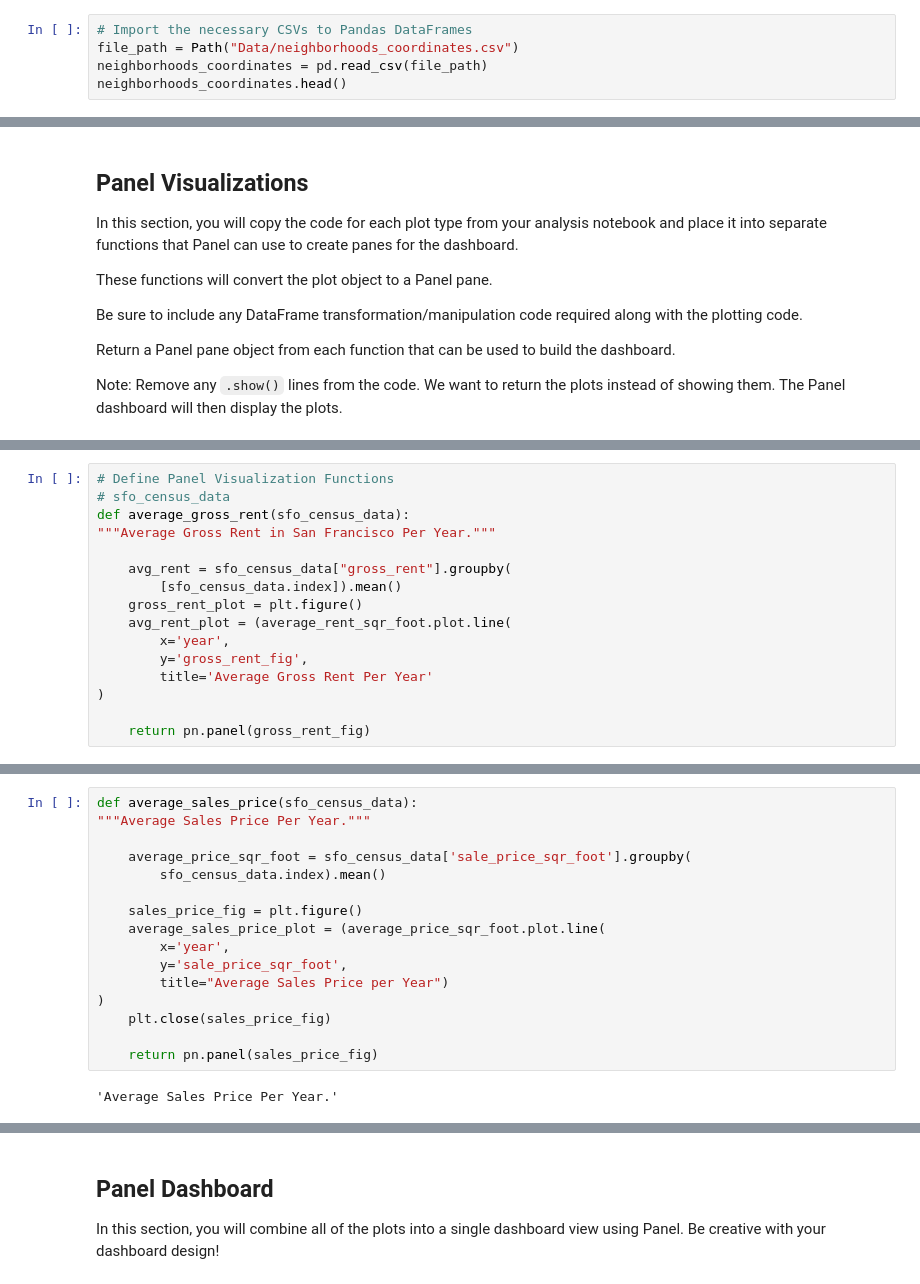
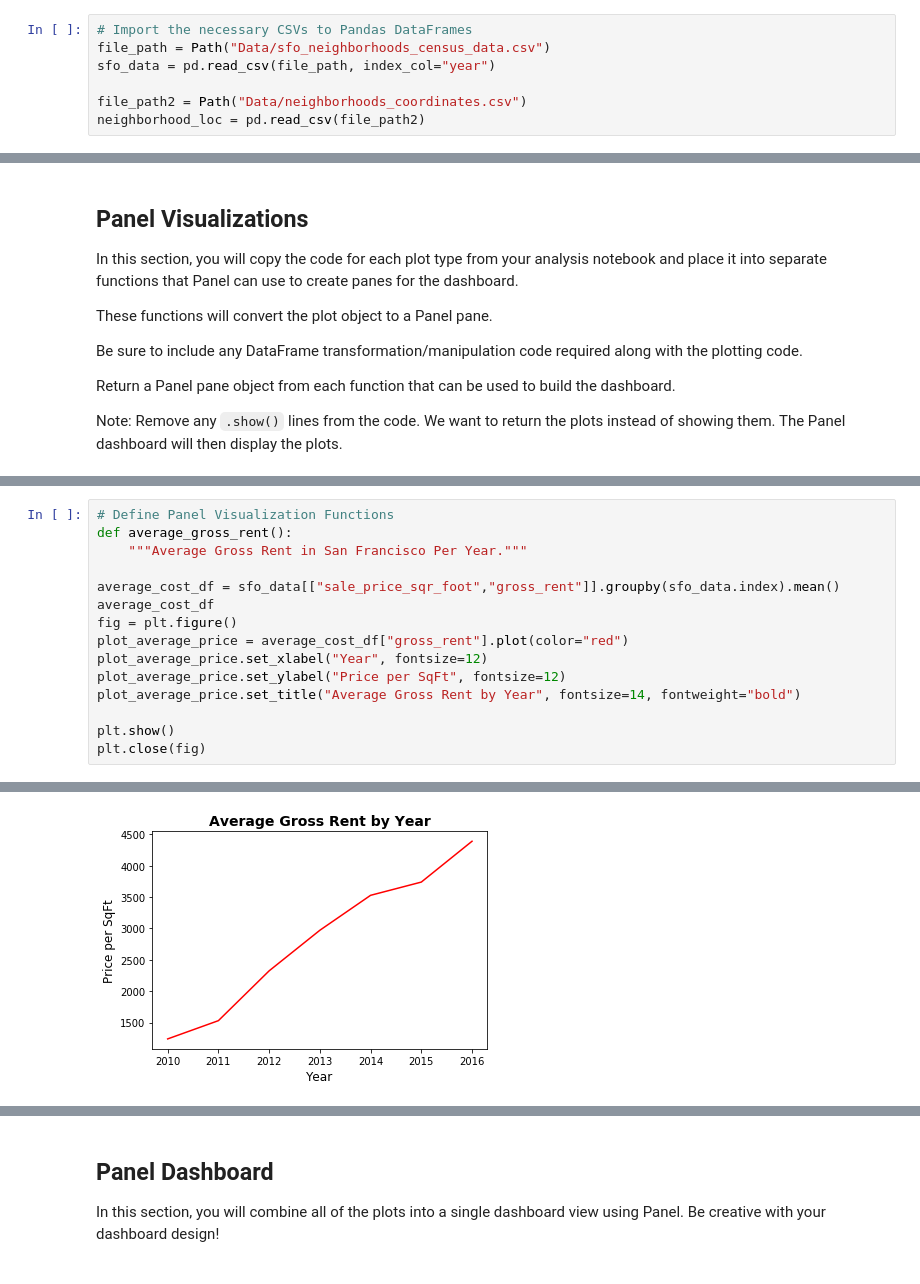
Before and after one commit to DanaSmith1/Pythonic_Monopoly, a Jupyter notebook: Starter_Code/dashboard.ipynb, the cells around one changed output, grey strips where cells are left out. Cells and saved outputs as stored; diff of their text form.

```diff
--- a/Starter_Code/dashboard.ipynb
+++ b/Starter_Code/dashboard.ipynb
@@ -22,6 +22,8 @@ px.set_mapbox_access_token(map_box_api)
 # Import Data
 # %%
 # Import the necessary CSVs to Pandas DataFrames
-file_path = Path("Data/neighborhoods_coordinates.csv")
-neighborhoods_coordinates = pd.read_csv(file_path)
-neighborhoods_coordinates.head()
+file_path = Path("Data/sfo_neighborhoods_census_data.csv")
+sfo_data = pd.read_csv(file_path, index_col="year")
+
+file_path2 = Path("Data/neighborhoods_coordinates.csv")
+neighborhood_loc = pd.read_csv(file_path2)
@@ -77,17 +57,16 @@ def housing_units_per_year(sfo_census_data):
 # %%
 # Define Panel Visualization Functions
-# sfo_census_data
-def average_gross_rent(sfo_census_data):
-"""Average Gross Rent in San Francisco Per Year."""
+def average_gross_rent():
+    """Average Gross Rent in San Francisco Per Year."""
 
-    avg_rent = sfo_census_data["gross_rent"].groupby(
-        [sfo_census_data.index]).mean()
-    gross_rent_plot = plt.figure()
-    avg_rent_plot = (average_rent_sqr_foot.plot.line(
-        x='year',
-        y='gross_rent_fig',
-        title='Average Gross Rent Per Year'
-)
+average_cost_df = sfo_data[["sale_price_sqr_foot","gross_rent"]].groupby(sfo_data.index).mean()
+average_cost_df
+fig = plt.figure()
+plot_average_price = average_cost_df["gross_rent"].plot(color="red")
+plot_average_price.set_xlabel("Year", fontsize=12)
+plot_average_price.set_ylabel("Price per SqFt", fontsize=12)
+plot_average_price.set_title("Average Gross Rent by Year", fontsize=14, fontweight="bold")
 
-    return pn.panel(gross_rent_fig)
+plt.show()
+plt.close(fig)
 # %% [output]
@@ -95,18 +73 @@ IndentationError: expected an indented block (Temp/ipykernel_20500/862157895.py,
+[figure, added]
-# %%
-def average_sales_price(sfo_census_data):
-"""Average Sales Price Per Year."""
-
-    average_price_sqr_foot = sfo_census_data['sale_price_sqr_foot'].groupby(
-        sfo_census_data.index).mean()
-
-    sales_price_fig = plt.figure()
-    average_sales_price_plot = (average_price_sqr_foot.plot.line(
-        x='year',
-        y='sale_price_sqr_foot',
-        title="Average Sales Price per Year")
-)
-    plt.close(sales_price_fig)
-
-    return pn.panel(sales_price_fig)
-# %% [output]
-'Average Sales Price Per Year.'
```
Also changed, not shown: parts of 18 cells of this notebook, 1 other file.
